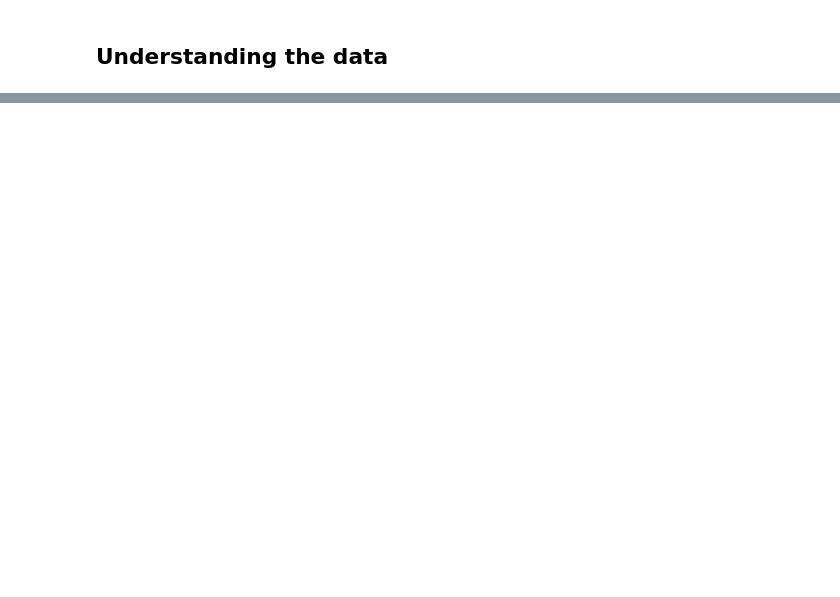
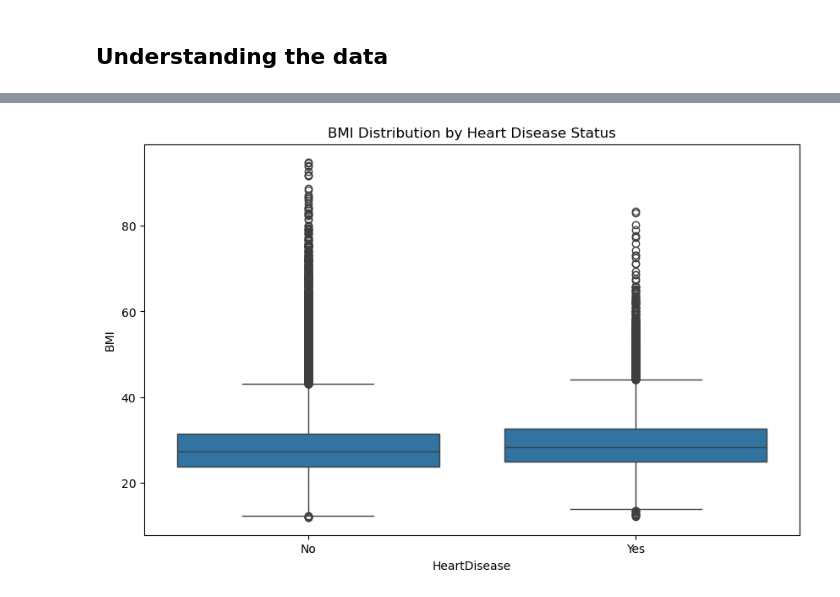
Before and after one commit to ShobhitSarkar/heart-disease-predictor, a Jupyter notebook: heart_disease.ipynb, the cells around one changed output, grey strips where cells are left out. Cells and saved outputs as stored; diff of their text form; code cells hidden in the pictures; blank space fills up the shorter version.

```diff
--- a/heart_disease.ipynb
+++ b/heart_disease.ipynb
@@ -109,0 +105,8 @@ plt.show()
+# %%
+## BMI distribution of heart disease / no heart disease
+plt.figure(figsize=(10,6))
+sns.boxplot(x='HeartDisease', y='BMI', data=data)
+plt.title('BMI Distribution by Heart Disease Status')
+plt.show()
+# %% [output]
+[figure, added]
```
Also changed, not shown: parts of 26 cells of this notebook.
